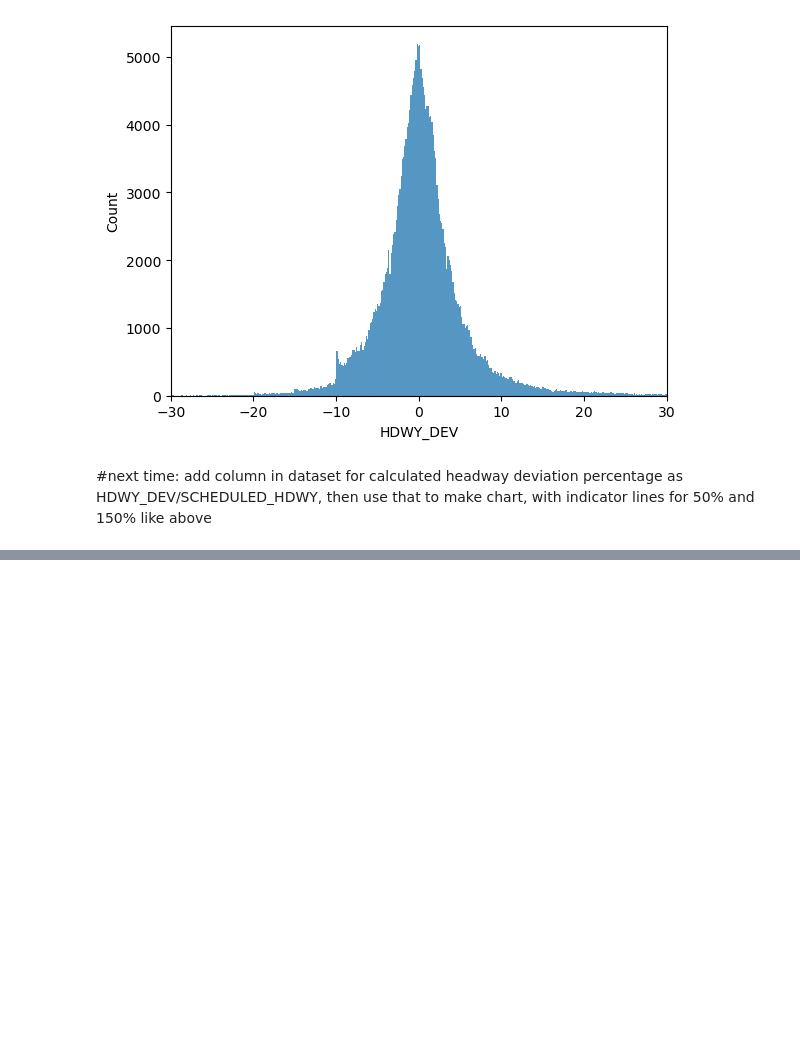
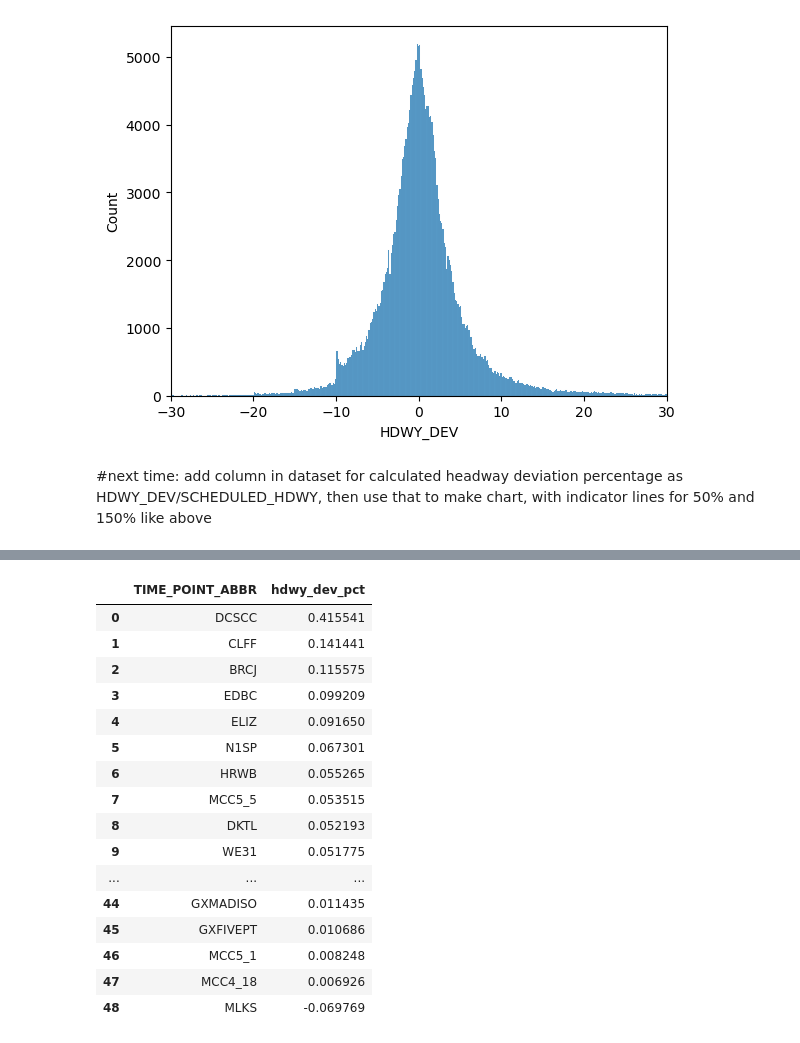
Before and after one commit to NSS-Data-Analytics-Cohort-11/wego-the-great-khans, a Jupyter notebook: notebooks/WeGo exploration.ipynb, the cells around one changed output, grey strips where cells are left out. Saved outputs shown, nothing was run; the diff lists cells and outputs as text; code cells hidden in the pictures; blank space fills up the shorter version.

```diff
--- a/notebooks/WeGo exploration.ipynb
+++ b/notebooks/WeGo exploration.ipynb
@@ -406,0 +571,3 @@ prev_stop_cancelled
+# %%
+loc_hdwy_dev = clean_hdway.groupby('TIME_POINT_ABBR').hdwy_dev_pct.mean().sort_values(ascending=False).reset_index()
+loc_hdwy_dev
@@ -406,0 +588,22 @@ prev_stop_cancelled
+# %%
+loc_hdwy_dev[loc_hdwy_dev.hdwy_dev_pct.notnull()]
+
+#df[df.Survive.notnull()]
+# %% [output]
+|  | TIME_POINT_ABBR | hdwy_dev_pct |
+| 0 | DCSCC | 0.415541 |
+| 1 | CLFF | 0.141441 |
+| 2 | BRCJ | 0.115575 |
+| 3 | EDBC | 0.099209 |
+| 4 | ELIZ | 0.091650 |
+| 5 | N1SP | 0.067301 |
+| 6 | HRWB | 0.055265 |
+| 7 | MCC5_5 | 0.053515 |
+| 8 | DKTL | 0.052193 |
+| 9 | WE31 | 0.051775 |
+| ... | ... | ... |
+| 44 | GXMADISO | 0.011435 |
+| 45 | GXFIVEPT | 0.010686 |
+| 46 | MCC5_1 | 0.008248 |
+| 47 | MCC4_18 | 0.006926 |
+| 48 | MLKS | -0.069769 |
```
Also changed, not shown: parts of 70 cells of this notebook, 1 other file.
